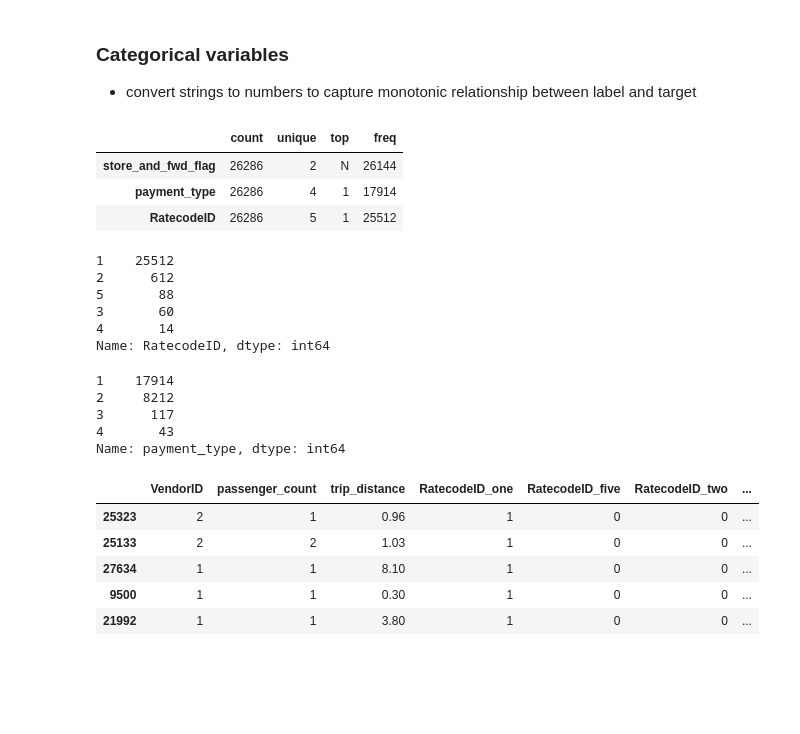
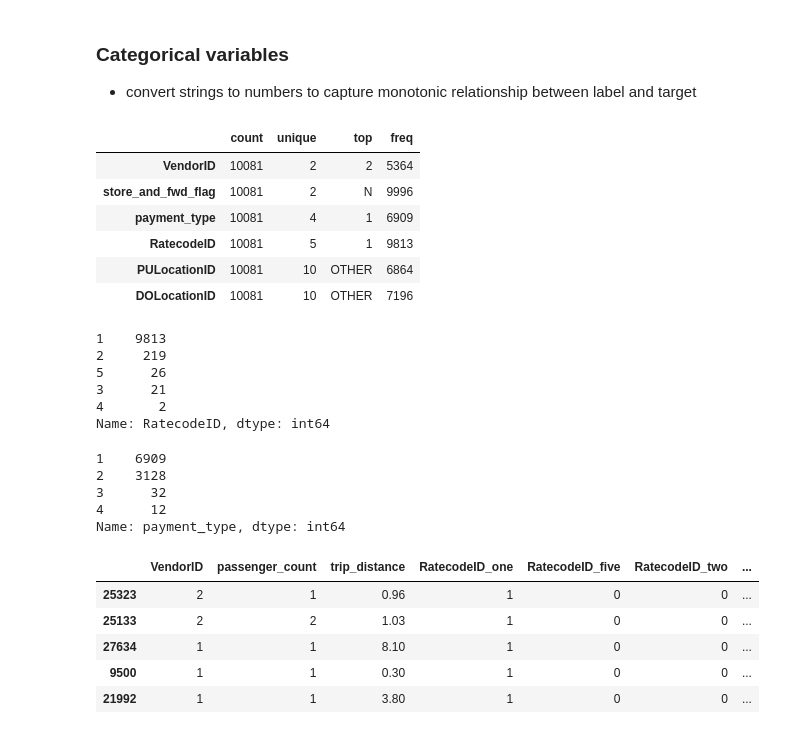
Before and after one commit to elliotgunn/nyc-taxi-trips, a Jupyter notebook: notebooks/feature_engineering.ipynb, the cells around one changed output. Saved outputs shown, nothing was run; the diff lists cells and outputs as text; code cells hidden in the pictures; blank space fills up the shorter version.

```diff
--- a/notebooks/feature_engineering.ipynb
+++ b/notebooks/feature_engineering.ipynb
@@ -201,40 +191,62 @@ for var in ['fare_amount', 'total_amount']:
+# %%
+def log_transform(df, cols):
+    """
+    log transform numeric variables that do not contain zeros
+    """
+
+    for col in cols:
+        df[col] = np.log(df[col])
+
+    return df
+
+log_vars = ['fare_amount', 'total_amount']
+
+train = log_transform(train, log_vars)
+val = log_transform(val, log_vars)
+test = log_transform(test, log_vars)
 # %% [markdown]
 ### Categorical variables
 - convert strings to numbers to capture monotonic relationship between label and target
 # %%
-# for one hot encoding
 # a few variables have been coded as an int instead of a categorical variable
-var_to_str = ['RatecodeID', 'store_and_fwd_flag', 'payment_type']
+var_to_str = ['VendorID', 'RatecodeID', 'PULocationID', 'DOLocationID', 'store_and_fwd_flag', 'payment_type']
 
-def to_str(train, test, var):
-    train[var] = train[var].astype(str)
-    test[var] = test[var].astype(str)
+def to_str(df, cols):
 
-for var in var_to_str:
-    to_str(X_train, X_test, var)
+    for col in cols:
+        df[col] = df[col].astype(str)
+
+    return df
+
+train = to_str(train, var_to_str)
+val = to_str(val, var_to_str)
+test = to_str(test, var_to_str)
 # %%
 # check cardinality of non-numeric features we want to one-hot encode
-X_train.describe(include='O').T.sort_values(by='unique')
+train.describe(include='O').T.sort_values(by='unique')
 # %% [output]
 |  | count | unique | top | freq |
-| store_and_fwd_flag | 26286 | 2 | N | 26144 |
-| payment_type | 26286 | 4 | 1 | 17914 |
-| RatecodeID | 26286 | 5 | 1 | 25512 |
+| VendorID | 10081 | 2 | 2 | 5364 |
+| store_and_fwd_flag | 10081 | 2 | N | 9996 |
+| payment_type | 10081 | 4 | 1 | 6909 |
+| RatecodeID | 10081 | 5 | 1 | 9813 |
+| PULocationID | 10081 | 10 | OTHER | 6864 |
+| DOLocationID | 10081 | 10 | OTHER | 7196 |
 # %%
-X_train.RatecodeID.value_counts(normalize=False)
+train.RatecodeID.value_counts(normalize=False)
 # %% [output]
-1    25512
-2      612
-5       88
-3       60
-4       14
+1    9813
+2     219
+5      26
+3      21
+4       2
 Name: RatecodeID, dtype: int64
 # %%
-X_train.payment_type.value_counts(normalize=False)
+train.payment_type.value_counts(normalize=False)
 # %% [output]
-1    17914
-2     8212
-3      117
-4       43
+1    6909
+2    3128
+3      32
+4      12
 Name: payment_type, dtype: int64
 # %%
```
Also changed, not shown: parts of 7 cells of this notebook.
